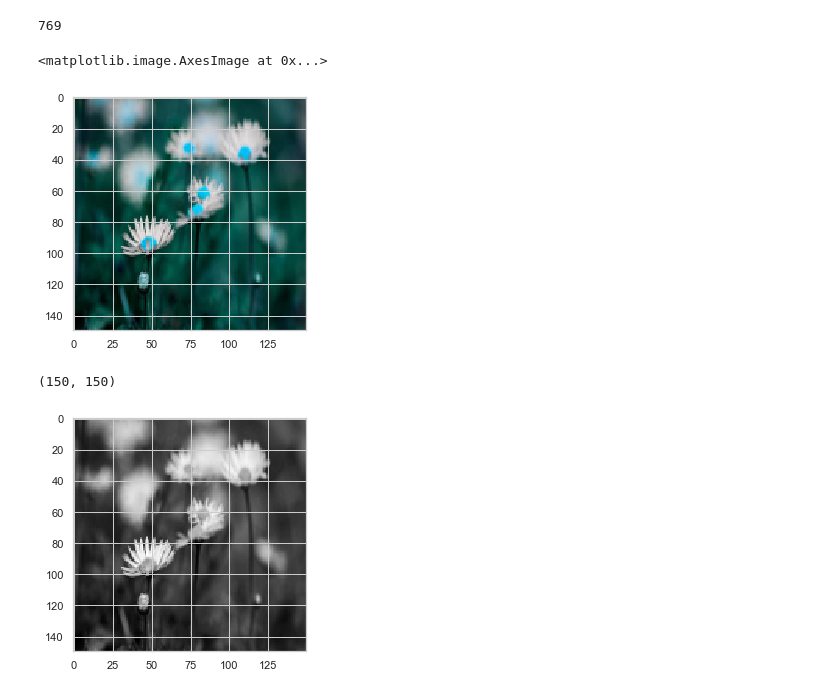
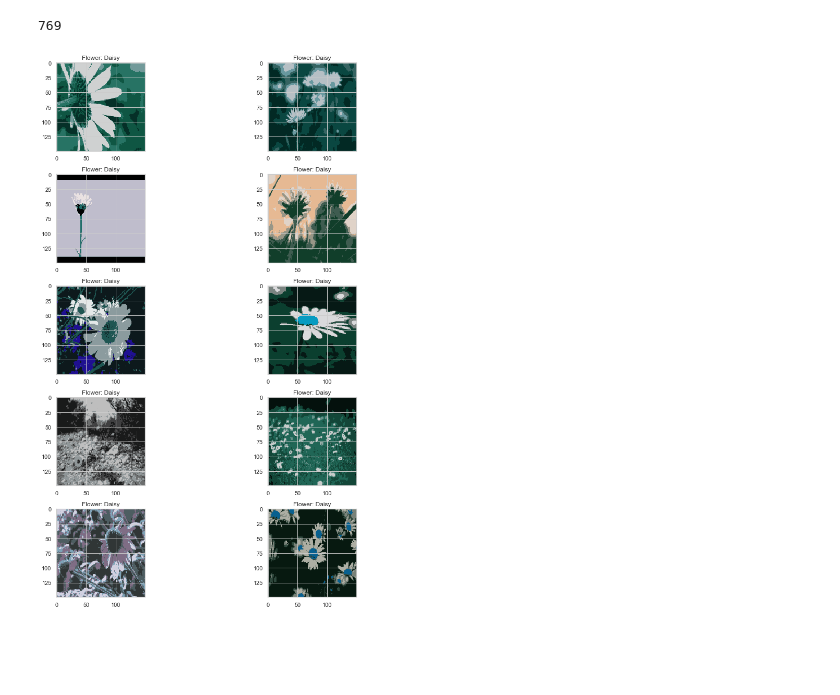
Before and after one commit to SukheshNuthalapati/BeeSnap-ML, a Jupyter notebook: Preproccess/daisies.ipynb, the cells around one changed output. Drawn from its saved outputs; the diff is of its cells as text; code cells hidden in the pictures; blank space fills up the shorter version.

Commit message:
Added segmentation code with color for multiple flowers

```diff
--- a/Preproccess/daisies.ipynb
+++ b/Preproccess/daisies.ipynb
@@ -80,27 +84,30 @@ make_train_data('Daisy', FLOWER_DAISY_DIR)
 print(len(X))
 # %% [output]
 769
+# %%
+def segmentify(img):
+    img = img/255
+    img_n = img.reshape(img.shape[0]*img.shape[1], img.shape[2])
+    kmeans = KMeans(n_clusters=5, random_state=0).fit(img_n)
+    img2show = kmeans.cluster_centers_[kmeans.labels_]
+    cluster_pic = img2show.reshape(img.shape[0], img.shape[1], img.shape[2])
+    return cluster_pic
 # %%
 # To visualize the preprocessed daisy data
-#fig,ax = plt.subplots(5,2)
-#fig.set_size_inches(15,15)
-#l=0
-#for i in range(5):
-#    for j in range(2):
-#        ax[i, j].imshow(X[l])
-#        ax[i,j].set_title('Flower: '+ Z[l])
-#        l = l + 1
-#plt.tight_layout()
+fig,ax = plt.subplots(5,2)
+fig.set_size_inches(15,15)
+l=0
+for i in range(5):
+    for j in range(2):
+        X[l] = segmentify(X[l])
+        ax[i, j].imshow(X[l])
+        ax[i,j].set_title('Flower: '+ Z[l])
+        l = l + 1
+plt.tight_layout()
+# %% [output]
+[figure, added]
-# %%
-plt.imshow(X[1])
-# %% [output]
-<matplotlib.image.AxesImage at 0x...>
-[figure, removed]
 # %%
-gray = rgb2gray(img)
-plt.imshow(gray, cmap = 'gray')
-gray.shape
+#gray = rgb2gray(img)
+#plt.imshow(gray, cmap = 'gray')
+#gray.shape
-# %% [output]
-(150, 150)
-[figure, removed]
 # %%
```
Also changed, not shown: parts of 10 cells of this notebook.
